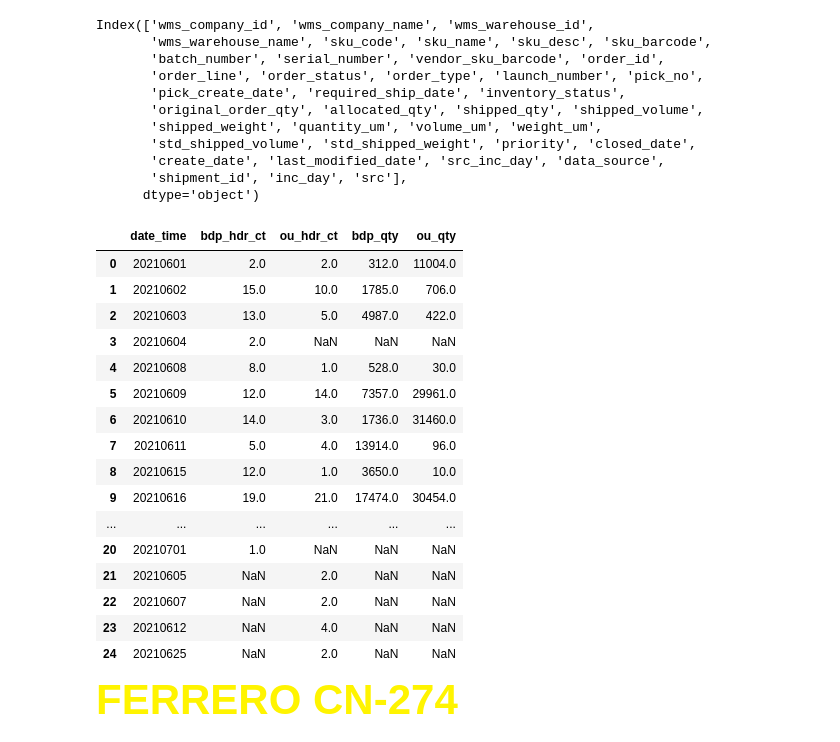
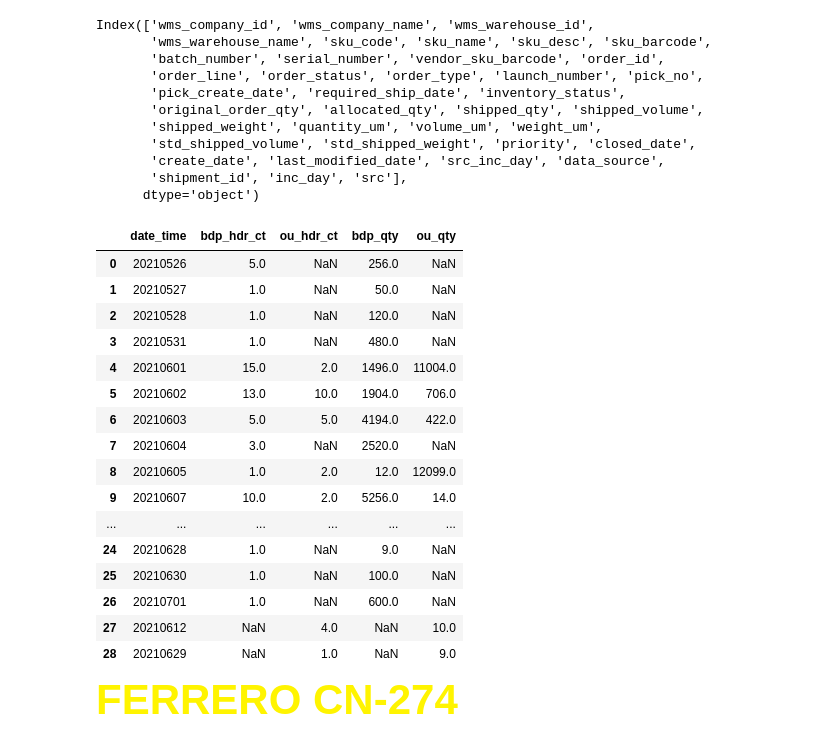
Before and after one commit to fyenne/CN-214, a Jupyter notebook: check_ou_bdp.ipynb, the cells around one changed output. Cells and saved outputs as stored; diff of their text form; code cells hidden in the pictures.

```diff
--- a/check_ou_bdp.ipynb
+++ b/check_ou_bdp.ipynb
@@ -1261,28 +1261,28 @@ Index(['wms_company_id', 'wms_company_name', 'wms_warehouse_id',
 # %%
 compare_data(
     jiq_inb_bdp, jiq_inbound_ou0,
-    'closed_date', '日期',
+    'create_date', '日期',
     col1_line= 'sku_code', col2_line = '外部物料号',
     col1_quant = 'shipped_qty',col2_quant = '已收数量'
 )[0]
 # %% [output]
 |  | date_time | bdp_hdr_ct | ou_hdr_ct | bdp_qty | ou_qty |
-| 0 | 20210601 | 2.0 | 2.0 | 312.0 | 11004.0 |
-| 1 | 20210602 | 15.0 | 10.0 | 1785.0 | 706.0 |
-| 2 | 20210603 | 13.0 | 5.0 | 4987.0 | 422.0 |
-| 3 | 20210604 | 2.0 | NaN | NaN | NaN |
-| 4 | 20210608 | 8.0 | 1.0 | 528.0 | 30.0 |
-| 5 | 20210609 | 12.0 | 14.0 | 7357.0 | 29961.0 |
-| 6 | 20210610 | 14.0 | 3.0 | 1736.0 | 31460.0 |
-| 7 | 20210611 | 5.0 | 4.0 | 13914.0 | 96.0 |
-| 8 | 20210615 | 12.0 | 1.0 | 3650.0 | 10.0 |
-| 9 | 20210616 | 19.0 | 21.0 | 17474.0 | 30454.0 |
+| 0 | 20210526 | 5.0 | NaN | 256.0 | NaN |
+| 1 | 20210527 | 1.0 | NaN | 50.0 | NaN |
+| 2 | 20210528 | 1.0 | NaN | 120.0 | NaN |
+| 3 | 20210531 | 1.0 | NaN | 480.0 | NaN |
+| 4 | 20210601 | 15.0 | 2.0 | 1496.0 | 11004.0 |
+| 5 | 20210602 | 13.0 | 10.0 | 1904.0 | 706.0 |
+| 6 | 20210603 | 5.0 | 5.0 | 4194.0 | 422.0 |
+| 7 | 20210604 | 3.0 | NaN | 2520.0 | NaN |
+| 8 | 20210605 | 1.0 | 2.0 | 12.0 | 12099.0 |
+| 9 | 20210607 | 10.0 | 2.0 | 5256.0 | 14.0 |
 | ... | ... | ... | ... | ... | ... |
-| 20 | 20210701 | 1.0 | NaN | NaN | NaN |
-| 21 | 20210605 | NaN | 2.0 | NaN | NaN |
-| 22 | 20210607 | NaN | 2.0 | NaN | NaN |
-| 23 | 20210612 | NaN | 4.0 | NaN | NaN |
-| 24 | 20210625 | NaN | 2.0 | NaN | NaN |
+| 24 | 20210628 | 1.0 | NaN | 9.0 | NaN |
+| 25 | 20210630 | 1.0 | NaN | 100.0 | NaN |
+| 26 | 20210701 | 1.0 | NaN | 600.0 | NaN |
+| 27 | 20210612 | NaN | 4.0 | NaN | 10.0 |
+| 28 | 20210629 | NaN | 1.0 | NaN | 9.0 |
 # %%
 checkl_detial()
 # %% [markdown]
```
Also changed, not shown: parts of 2 cells of this notebook.
